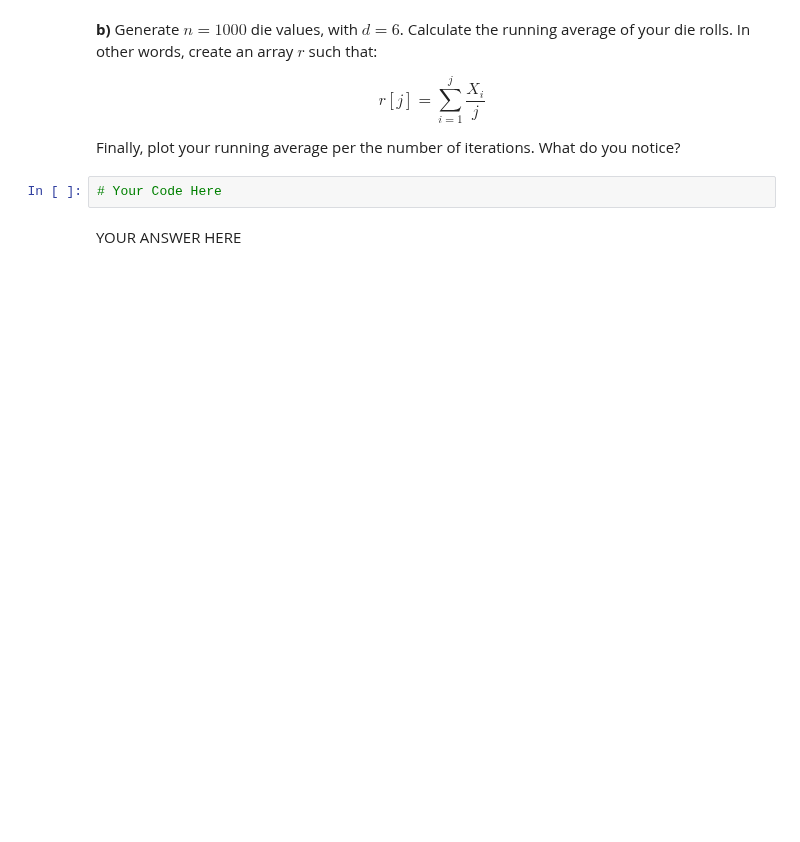
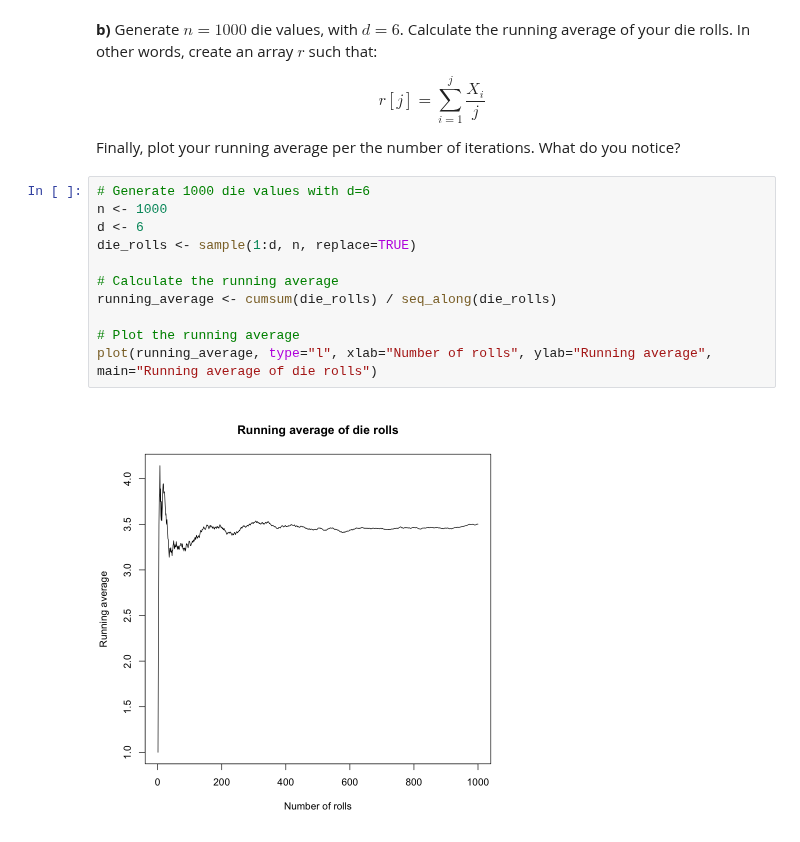
Before and after one commit to RyanJTalbot/MSDS, a Jupyter notebook: Pathway - Specialization/Data Science Foundations - Statistical Inference Specialization /Probability Theory - Foundation for Data Science/wk6/lab/P_M6_1.ipynb, the cells around one changed output. Drawn from its saved outputs; the diff is of its cells as text; blank space fills up the shorter version.

```diff
--- a/Pathway - Specialization/Data Science Foundations - Statistical Inference Specialization /Probability Theory - Foundation for Data Science/wk6/lab/P_M6_1.ipynb
+++ b/Pathway - Specialization/Data Science Foundations - Statistical Inference Specialization /Probability Theory - Foundation for Data Science/wk6/lab/P_M6_1.ipynb
@@ -90,7 +164,16 @@ YOUR ANSWER HERE
 $$ r[j] = \sum_{i=1}^j \dfrac{X_i}{j} $$
 
 Finally, plot your running average per the number of iterations. What do you notice?
-# %%
-# Your Code Here
-# %% [markdown]
-YOUR ANSWER HERE
+# %%
+# Generate 1000 die values with d=6
+n <- 1000
+d <- 6
+die_rolls <- sample(1:d, n, replace=TRUE)
+
+# Calculate the running average
+running_average <- cumsum(die_rolls) / seq_along(die_rolls)
+
+# Plot the running average
+plot(running_average, type="l", xlab="Number of rolls", ylab="Running average", main="Running average of die rolls")
+# %% [output]
+[figure, added]
```
Also changed, not shown: parts of 18 cells of this notebook, 16 other files.
